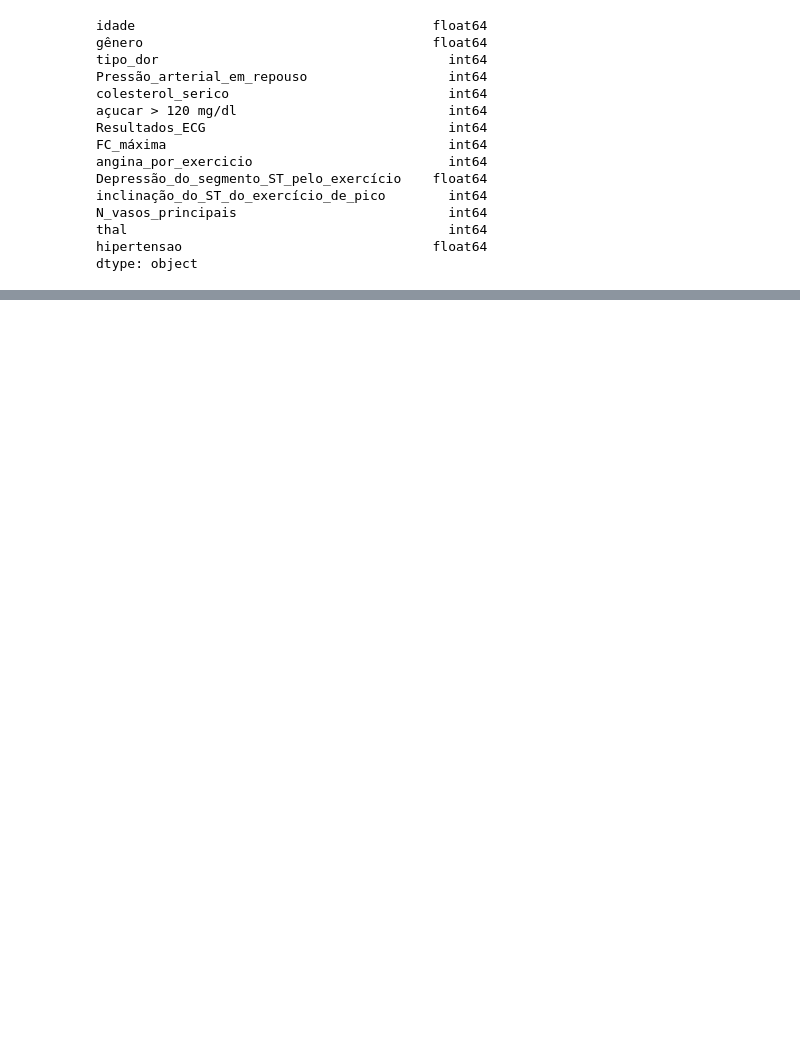
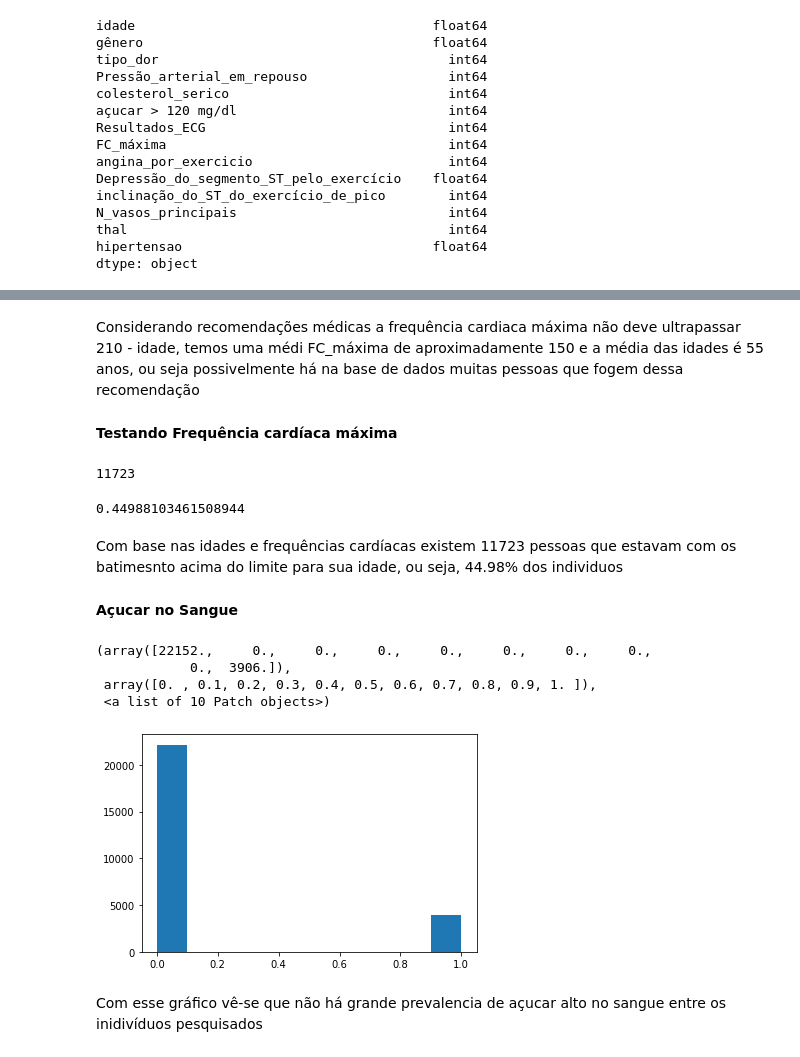
Before and after one commit to luisahamon/Hipertens-o, a Jupyter notebook: Hipertensão.ipynb, the cells around one changed output, grey strips where cells are left out. Saved outputs shown, nothing was run; the diff lists cells and outputs as text; code cells hidden in the pictures; blank space fills up the shorter version.

```diff
--- a/Hipertensão.ipynb
+++ b/Hipertensão.ipynb
@@ -177,0 +208,33 @@ KeyError: ignored
+# %% [markdown]
+Considerando recomendações médicas a frequência cardiaca máxima não deve ultrapassar 210 - idade, temos uma médi FC_máxima de aproximadamente 150 e a média das idades é 55 anos, ou seja possivelmente há na base de dados muitas pessoas que fogem dessa recomendação
+# %% [markdown]
+**Testando Frequência cardíaca máxima**
+# %%
+limite = []
+alta = []
+for i in range(len(dados)):
+  limite.append(210 - dados.idade[i])
+  if limite[i] < dados.FC_máxima[i]:
+    alta.append(dados.FC_máxima[i])
+len(alta)
+# %% [output]
+11723
+# %%
+perc = 11723/26058
+perc
+# %% [output]
+0.44988103461508944
+# %% [markdown]
+Com base nas idades e frequências cardíacas existem 11723 pessoas que estavam com os batimesnto acima do limite para sua idade, ou seja, 44.98% dos individuos
+# %% [markdown]
+**Açucar no Sangue**
+# %%
+plt.hist(dados['açucar > 120 mg/dl'])
+# %% [output]
+(array([22152.,     0.,     0.,     0.,     0.,     0.,     0.,     0.,
+            0.,  3906.]),
+ array([0. , 0.1, 0.2, 0.3, 0.4, 0.5, 0.6, 0.7, 0.8, 0.9, 1. ]),
+ <a list of 10 Patch objects>)
+[figure, added]
+# %% [markdown]
+Com esse gráfico vê-se que não há grande prevalencia de açucar alto no sangue entre os inidivíduos pesquisados
```
Also changed, not shown: parts of 18 cells of this notebook.
